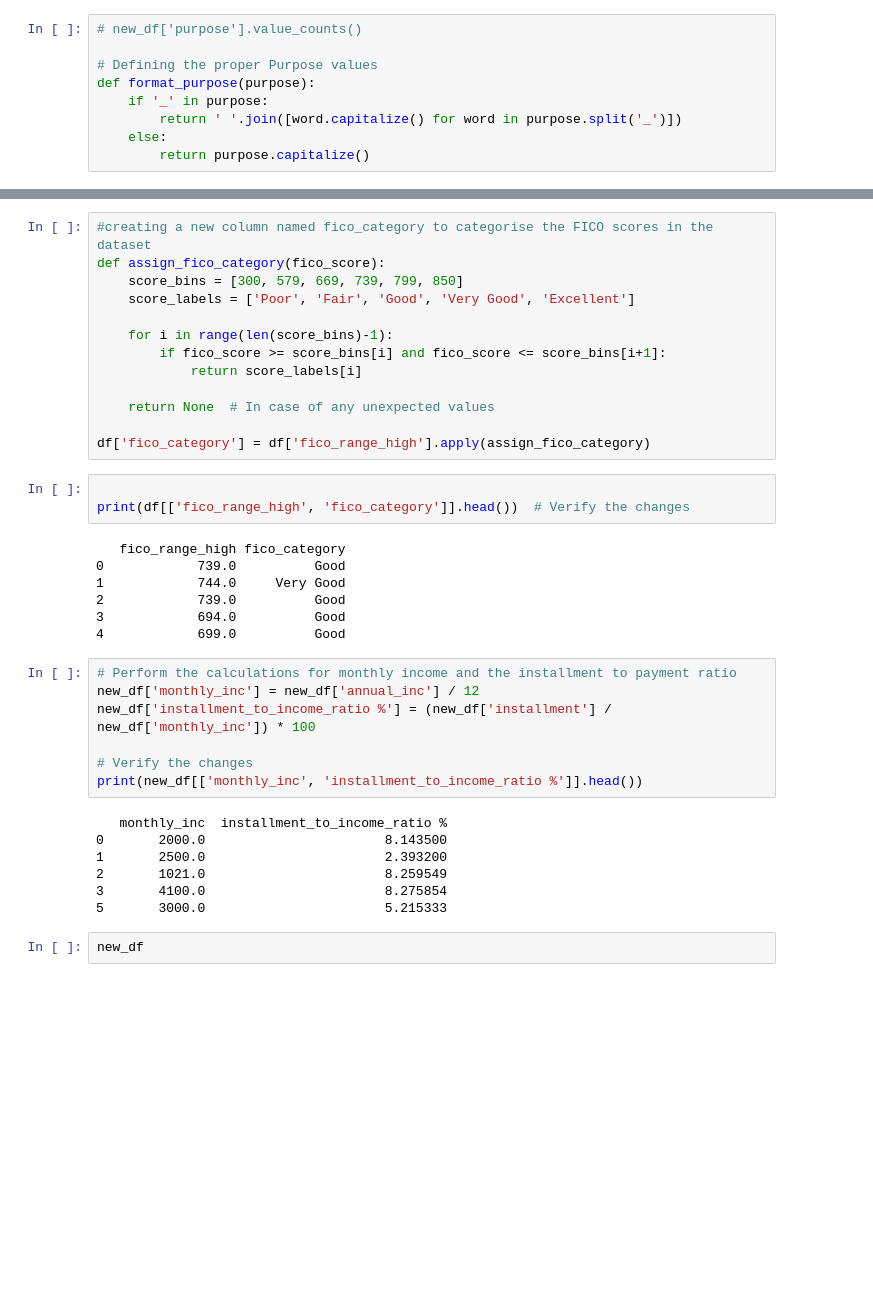
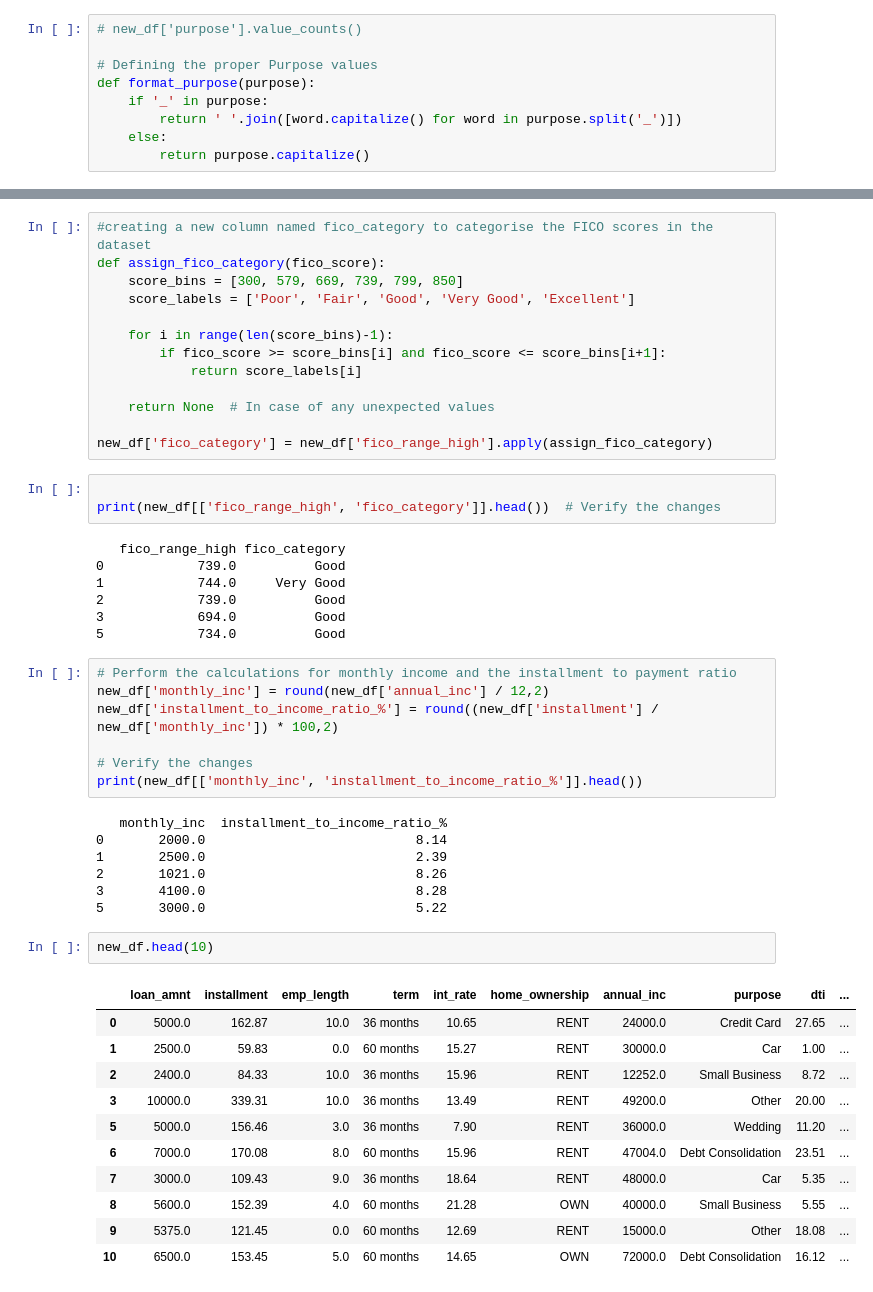
Before and after one commit to Memphis-rains/Loan-Default-System, a Jupyter notebook: data_cleaning.ipynb, the cells around one changed output, grey strips where cells are left out. Cells and saved outputs as stored; diff of their text form; blank space fills up the shorter version.

```diff
--- a/data_cleaning.ipynb
+++ b/data_cleaning.ipynb
@@ -223,31 +228,43 @@ def assign_fico_category(fico_score):
 
     return None  # In case of any unexpected values
 
-df['fico_category'] = df['fico_range_high'].apply(assign_fico_category)
+new_df['fico_category'] = new_df['fico_range_high'].apply(assign_fico_category)
 # %%
 
-print(df[['fico_range_high', 'fico_category']].head())  # Verify the changes
+print(new_df[['fico_range_high', 'fico_category']].head())  # Verify the changes
 # %% [output]
    fico_range_high fico_category
 0            739.0          Good
 1            744.0     Very Good
 2            739.0          Good
 3            694.0          Good
-4            699.0          Good
+5            734.0          Good
 # %%
 # Perform the calculations for monthly income and the installment to payment ratio
-new_df['monthly_inc'] = new_df['annual_inc'] / 12
-new_df['installment_to_income_ratio %'] = (new_df['installment'] / new_df['monthly_inc']) * 100
+new_df['monthly_inc'] = round(new_df['annual_inc'] / 12,2)
+new_df['installment_to_income_ratio_%'] = round((new_df['installment'] / new_df['monthly_inc']) * 100,2)
 
 # Verify the changes
-print(new_df[['monthly_inc', 'installment_to_income_ratio %']].head())
+print(new_df[['monthly_inc', 'installment_to_income_ratio_%']].head())
 # %% [output]
-   monthly_inc  installment_to_income_ratio %
-0       2000.0                       8.143500
-1       2500.0                       2.393200
-2       1021.0                       8.259549
-3       4100.0                       8.275854
-5       3000.0                       5.215333
+   monthly_inc  installment_to_income_ratio_%
+0       2000.0                           8.14
+1       2500.0                           2.39
+2       1021.0                           8.26
+3       4100.0                           8.28
+5       3000.0                           5.22
 # %%
-new_df
+new_df.head(10)
+# %% [output]
+|  | loan_amnt | installment | emp_length | term | int_rate | home_ownership | annual_inc | purpose | dti | ... |
+| 0 | 5000.0 | 162.87 | 10.0 | 36 months | 10.65 | RENT | 24000.0 | Credit Card | 27.65 | ... |
+| 1 | 2500.0 | 59.83 | 0.0 | 60 months | 15.27 | RENT | 30000.0 | Car | 1.00 | ... |
+| 2 | 2400.0 | 84.33 | 10.0 | 36 months | 15.96 | RENT | 12252.0 | Small Business | 8.72 | ... |
+| 3 | 10000.0 | 339.31 | 10.0 | 36 months | 13.49 | RENT | 49200.0 | Other | 20.00 | ... |
+| 5 | 5000.0 | 156.46 | 3.0 | 36 months | 7.90 | RENT | 36000.0 | Wedding | 11.20 | ... |
+| 6 | 7000.0 | 170.08 | 8.0 | 60 months | 15.96 | RENT | 47004.0 | Debt Consolidation | 23.51 | ... |
+| 7 | 3000.0 | 109.43 | 9.0 | 36 months | 18.64 | RENT | 48000.0 | Car | 5.35 | ... |
+| 8 | 5600.0 | 152.39 | 4.0 | 60 months | 21.28 | OWN | 40000.0 | Small Business | 5.55 | ... |
+| 9 | 5375.0 | 121.45 | 0.0 | 60 months | 12.69 | RENT | 15000.0 | Other | 18.08 | ... |
+| 10 | 6500.0 | 153.45 | 5.0 | 60 months | 14.65 | OWN | 72000.0 | Debt Consolidation | 16.12 | ... |
 # %%
```
Also changed, not shown: parts of 16 cells of this notebook, 1 other file.
